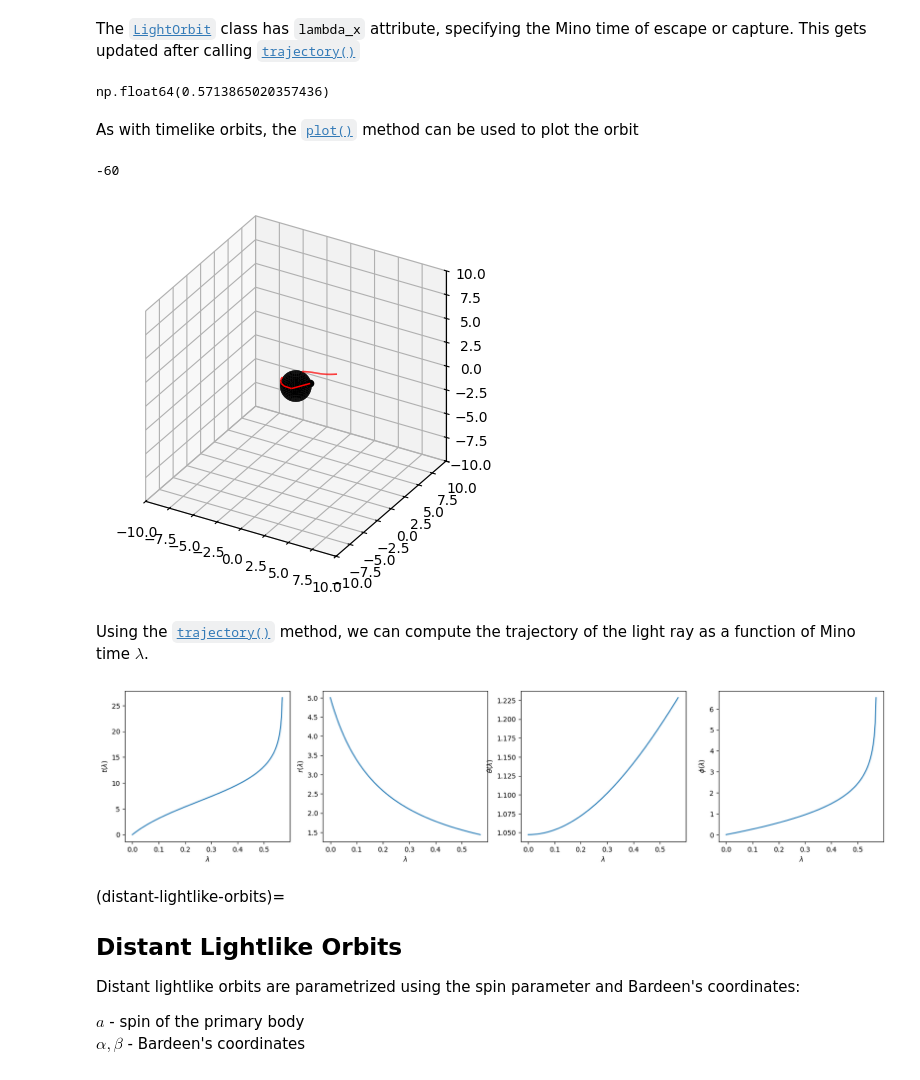
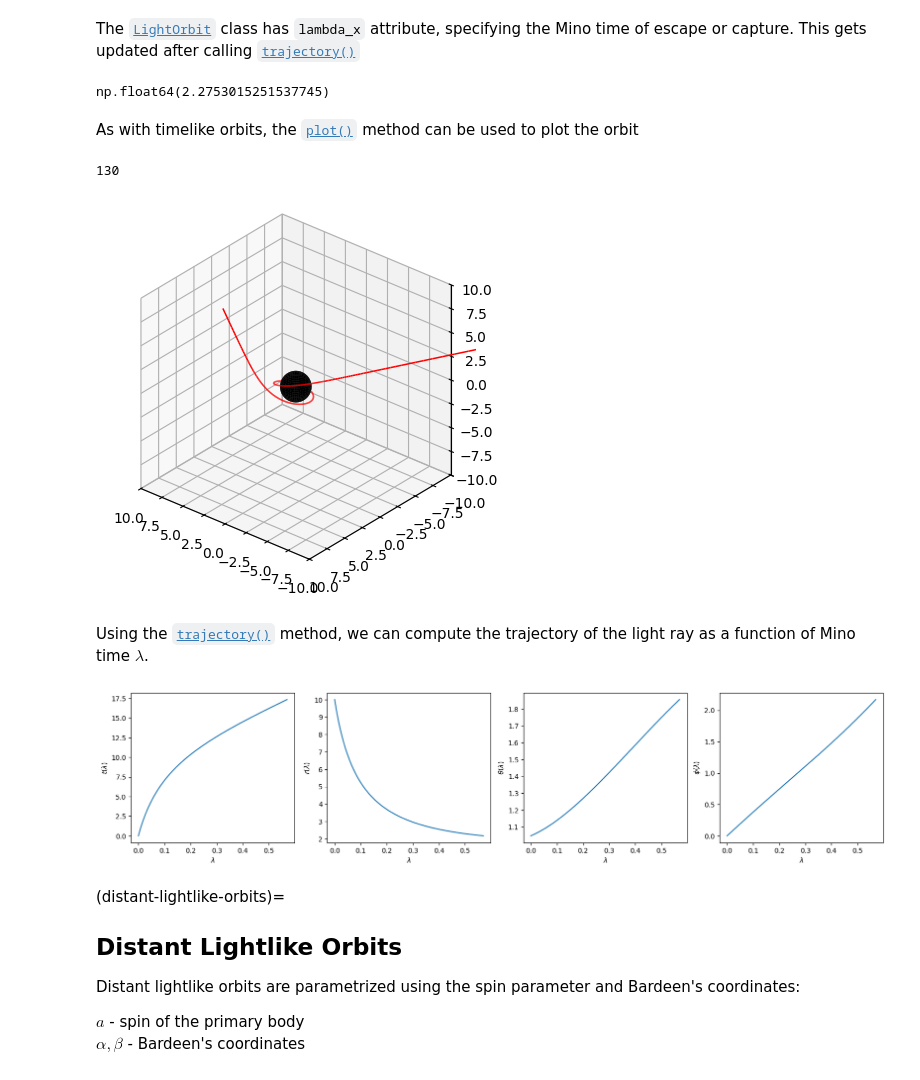
Before and after one commit to Yachim/KerrGeoPy, a Jupyter notebook: docs/source/notebooks/Getting Started.ipynb, the cells around one changed output. Saved outputs shown, nothing was run; the diff lists cells and outputs as text; code cells hidden in the pictures.

```diff
--- a/docs/source/notebooks/Getting Started.ipynb
+++ b/docs/source/notebooks/Getting Started.ipynb
@@ -235,21 +235,21 @@ a = \frac{J}{M^2}, \quad\quad \eta = \frac{Q}{E^2}, \quad\quad \ell = \frac{L}{E
 
 Construct a [`LightOrbit`](light.LightOrbit) using the initial position and the initial momentum.
 # %%
-orbit = kg.LightOrbit(0.9, (0, 5, pi/3, 0), (1.678541324262247, -1, 0, 0.1))
+orbit = kg.LightOrbit(0.9, (0, 10, pi/3, 0), (1.3, -1.0002785057472545, 0.007, 0.04))
 # %% [markdown]
 The [`LightOrbit`](light.LightOrbit) class has `lambda_x` attribute, specifying the Mino time of escape or capture. This gets updated after calling [`trajectory()`](light.LightOrbit.trajectory)
 # %%
 t, r, theta, phi = orbit.trajectory()
 orbit.lambda_x
 # %% [output]
-np.float64(0.5713865020357436)
+np.float64(2.2753015251537745)
 # %% [markdown]
 As with timelike orbits, the [`plot()`](light.LightOrbit.plot) method can be used to plot the orbit
 # %%
-fig, ax = orbit.plot(0, 0.57, axes_limits=(-10, 10, -10, 10, -10, 10))
+fig, ax = orbit.plot(0, 2.27, axes_limits=(-10, 10, -10, 10, -10, 10), azimuth=130)
 # %% [output]
--60
+130
-[figure, old version]
+[figure, new version]
 # %% [markdown]
 Using the [`trajectory()`](light.LightOrbit.trajectory) method, we can compute the trajectory of the light ray as a function of Mino time $\lambda$.
 # %%
@@ -282,7 +282,7 @@ plt.ylabel(r"$\phi(\lambda)$")
 
 plt.show()
 # %% [output]
-[figure, old version]
+[figure, new version]
 # %% [markdown]
 (distant-lightlike-orbits)=
 ## Distant Lightlike Orbits
```
Also changed, not shown: parts of 1 cell of this notebook, 2 other files.
